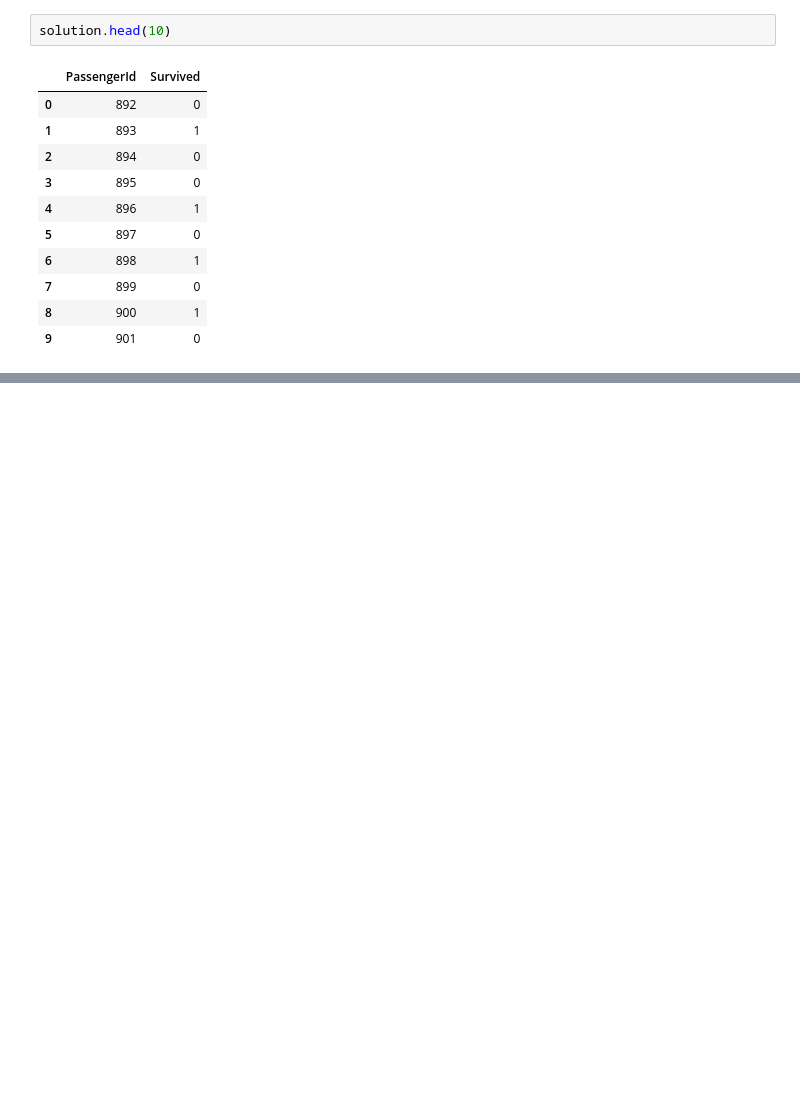
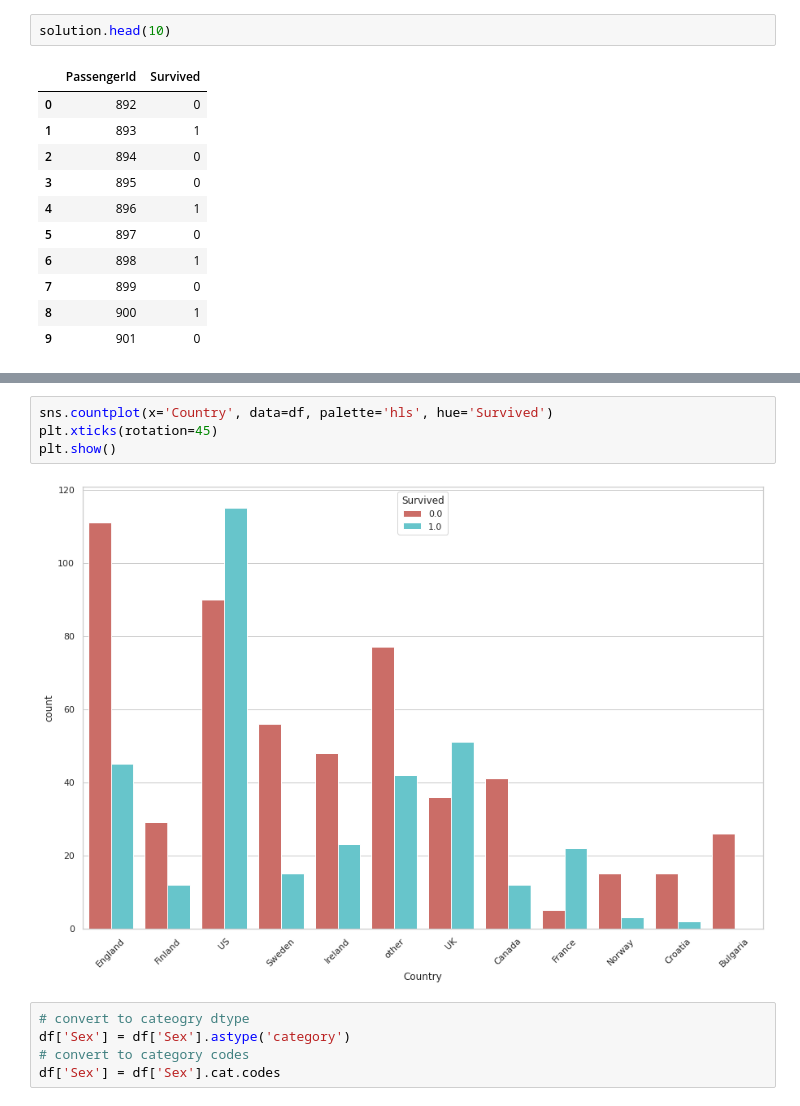
Before and after one commit to JonathanKolb/MLNNs_project, a Jupyter notebook: CS401_project.ipynb, the cells around one changed output, grey strips where cells are left out. Drawn from its saved outputs; the diff is of its cells as text; blank space fills up the shorter version.

```diff
--- a/CS401_project.ipynb
+++ b/CS401_project.ipynb
@@ -580,0 +1038,11 @@ solution.to_csv("Neural_Network_Solution.csv", index=False)
+# %%
+sns.countplot(x='Country', data=df, palette='hls', hue='Survived')
+plt.xticks(rotation=45)
+plt.show()
+# %% [output]
+[figure, added]
+# %%
+# convert to cateogry dtype
+df['Sex'] = df['Sex'].astype('category')
+# convert to category codes
+df['Sex'] = df['Sex'].cat.codes
```
Also changed, not shown: parts of 173 cells of this notebook.
